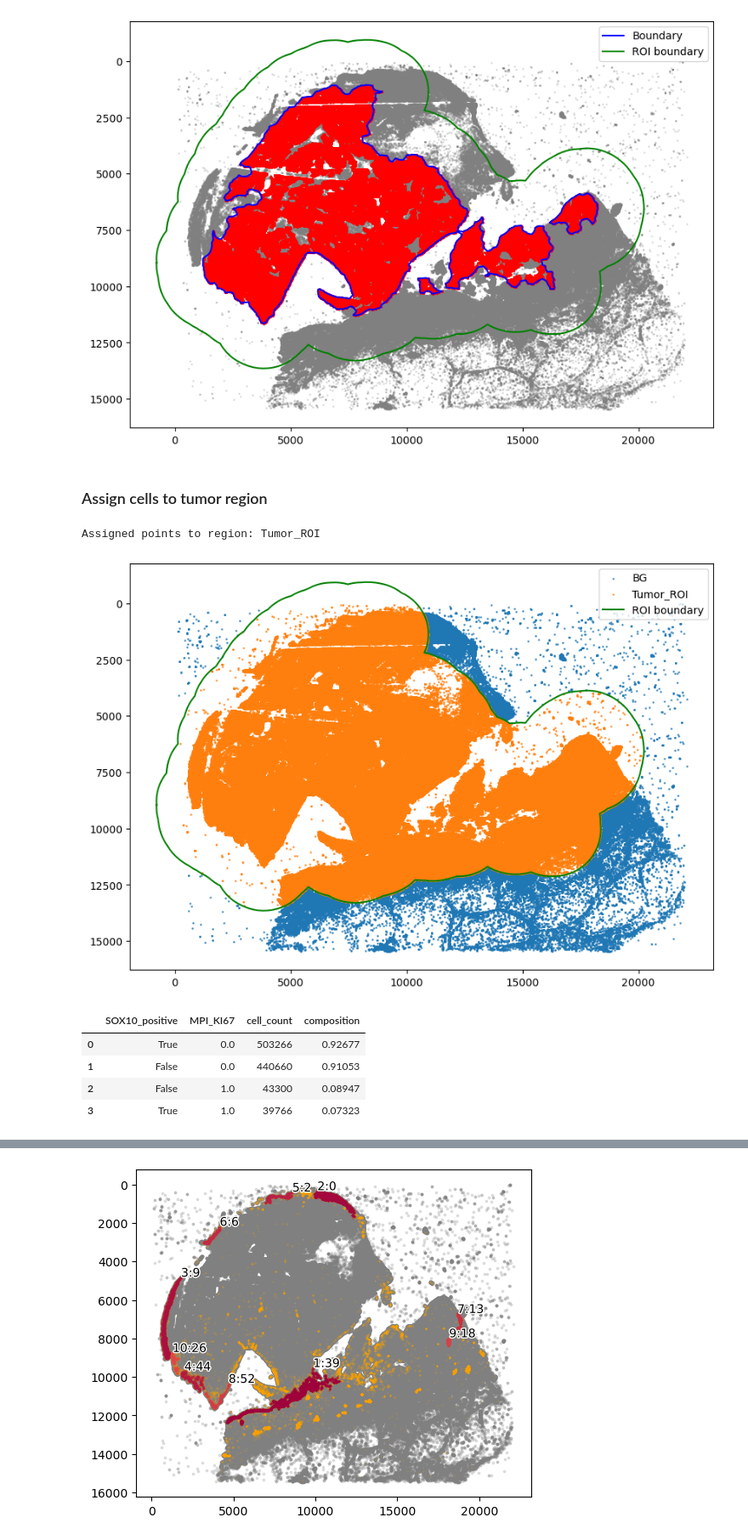
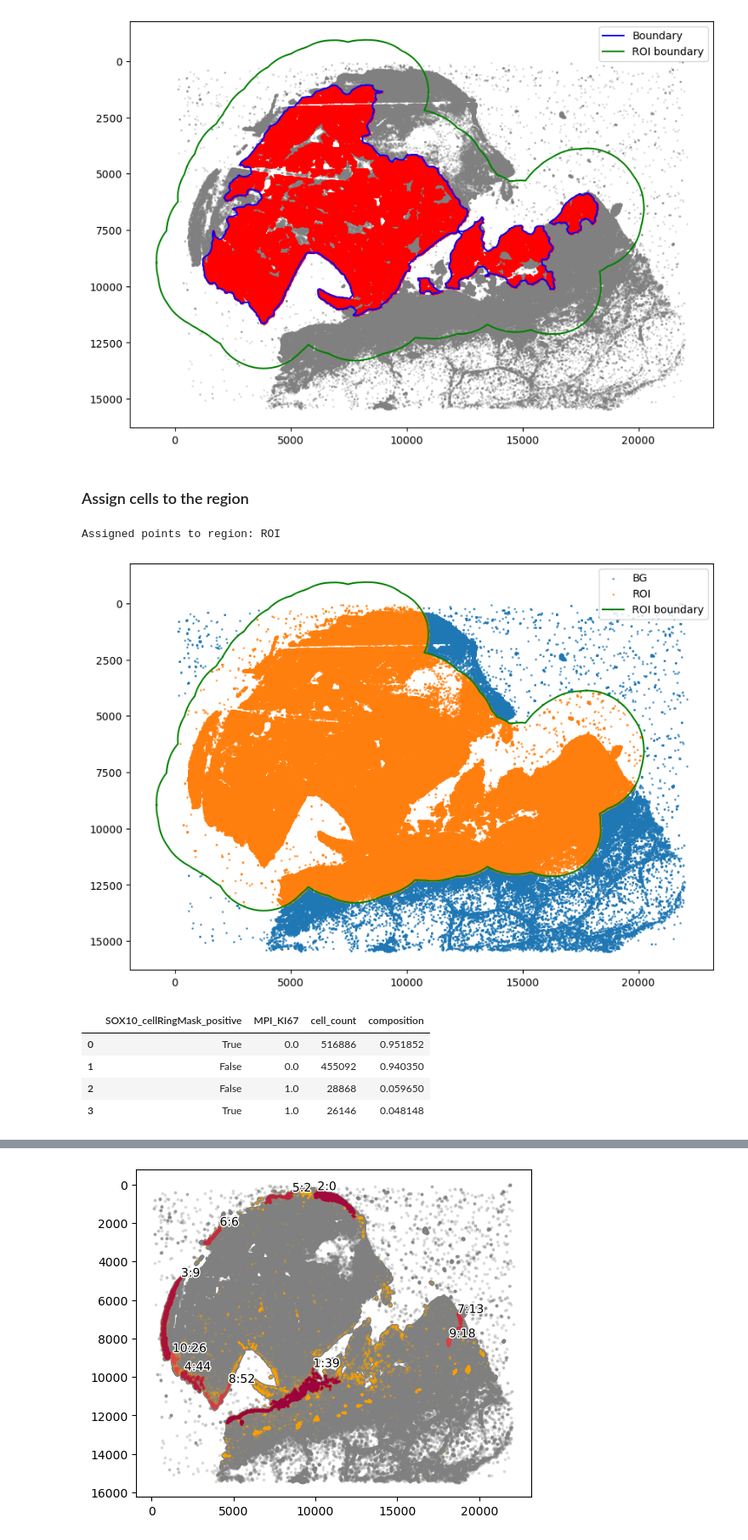
Before and after one commit to SemenovLab/SpatialCells, a Jupyter notebook: tutorials/2_tutorial_tumor_proliferation.ipynb, the cells around one changed output, grey strips where cells are left out. Shown at 85% size. Cells and saved outputs as stored; diff of their text form; code cells hidden in the pictures.

```diff
--- a/tutorials/2_tutorial_tumor_proliferation.ipynb
+++ b/tutorials/2_tutorial_tumor_proliferation.ipynb
@@ -35,24 +55,3 @@ getMPI(adata, prolif_markers, arrest_markers, thresh_prolif=0.5, thresh_arrest=0
     :param inplace: If True, add the column to adata.obs.
         If False, return a copy of adata with the column added
     :return: None, adds a column to adata.obs
-# %%
-# load and preprocess the normalized dataset for MPI calculation
-adata1 = ad.read("../../../Cycif/Z147_1_750.h5ad")
-spc.prep.setGate(adata1, "SOX10", 0.5, debug=True)
-
-spc.msmt.getMPI(
-    adata1,
-    prolif_markers=["KI67"],
-    arrest_markers=[],
-    thresh_prolif=0.60,
-    thresh_arrest=0.5,
-    use_layer=None,
-    col_name="MPI",
-    inplace=True,
-)
-adata1.obs["MPI"].value_counts()
-MPI_df1 = adata1.obs["MPI"].to_numpy()
-print(f"\nSlide-level mean MPI for all SOX10+ cells: {MPI_df1.sum() / len(MPI_df1)}")
-
-print("\nSOX10+ cells MPI counts:")
-adata1[(adata1[:, "SOX10"].X > 0.5)].obs["MPI"].value_counts()
@@ -73,8 +57,0 @@ Name: count, dtype: int64
-# %%
-# transfer the MPI values to the original dataset
-adata = ad.read("../../../Cycif/unmicst-1_750_PCA_Mel1.h5ad")
-spc.prep.setGate(adata, "KERATIN_cellRingMask", 6.4, debug=True)
-spc.prep.setGate(adata, "CD3D_cellRingMask", 7.2, debug=True)
-spc.prep.setGate(adata, "KI67_cellRingMask", 6.7, debug=True)
-spc.prep.setGate(adata, "PCNA_cellRingMask", 7.3, debug=True)
-adata.obs["MPI_KI67"] = MPI_df1
@@ -99,0 +58,13 @@ Name: count, dtype: int64
+# %%
+spc.msmt.getMPI(
+    adata,
+    prolif_markers=["KI67_cellRingMask"],
+    arrest_markers=[],
+    thresh_prolif=7.2,
+    thresh_arrest=0.5,
+    use_layer=None,
+    col_name="MPI_KI67",
+    inplace=True,
+)
+
+adata.obs["MPI_KI67"].value_counts()
@@ -140,11 +127,12 @@ plt.show()
 # %% [output]
 [figure]
 # %% [markdown]
-### Assign cells to tumor region
+### Assign cells to the region
 # %%
 spc.spatial.assignPointsToRegions(
-    adata, [roi_boundary], ["Tumor_ROI"], assigncolumn="region", default="BG"
+    adata, [roi_boundary], ["ROI"], assigncolumn="region", default="BG"
 )
+
 point_size = 1
 fig, ax = plt.subplots(figsize=(10, 7))
 for region in sorted(set(adata.obs["region"])):
@@ -156,23 +144,22 @@ for region in sorted(set(adata.obs["region"])):
         label=region
     )
 # Bounds of points in selected commnities
-# spc.plt.plotBoundary(boundary, ax=ax, label="Boundary", color="b")
 spc.plt.plotBoundary(roi_boundary, ax=ax, label="ROI boundary", color="g")
 
 plt.legend(loc="upper right")
 ax.invert_yaxis()
 plt.show()
 # %% [output]
-Assigned points to region: Tumor_ROI
+Assigned points to region: ROI
-[figure, old version]
+[figure, new version]
 # %%
 spc.msmt.getRegionComposition(
-    adata, ["SOX10_positive", "MPI_KI67"], regions="Tumor_ROI"
+    adata, ["SOX10_cellRingMask_positive", "MPI_KI67"], regions="ROI"
 )
 # %% [output]
-|  | SOX10_positive | MPI_KI67 | cell_count | composition |
-| 0 | True | 0.0 | 503266 | 0.92677 |
-| 1 | False | 0.0 | 440660 | 0.91053 |
-| 2 | False | 1.0 | 43300 | 0.08947 |
-| 3 | True | 1.0 | 39766 | 0.07323 |
+|  | SOX10_cellRingMask_positive | MPI_KI67 | cell_count | composition |
+| 0 | True | 0.0 | 516886 | 0.951852 |
+| 1 | False | 0.0 | 455092 | 0.940350 |
+| 2 | False | 1.0 | 28868 | 0.059650 |
+| 3 | True | 1.0 | 26146 | 0.048148 |
 # %%
```
Also changed, not shown: parts of 22 cells of this notebook, 11 other files.
